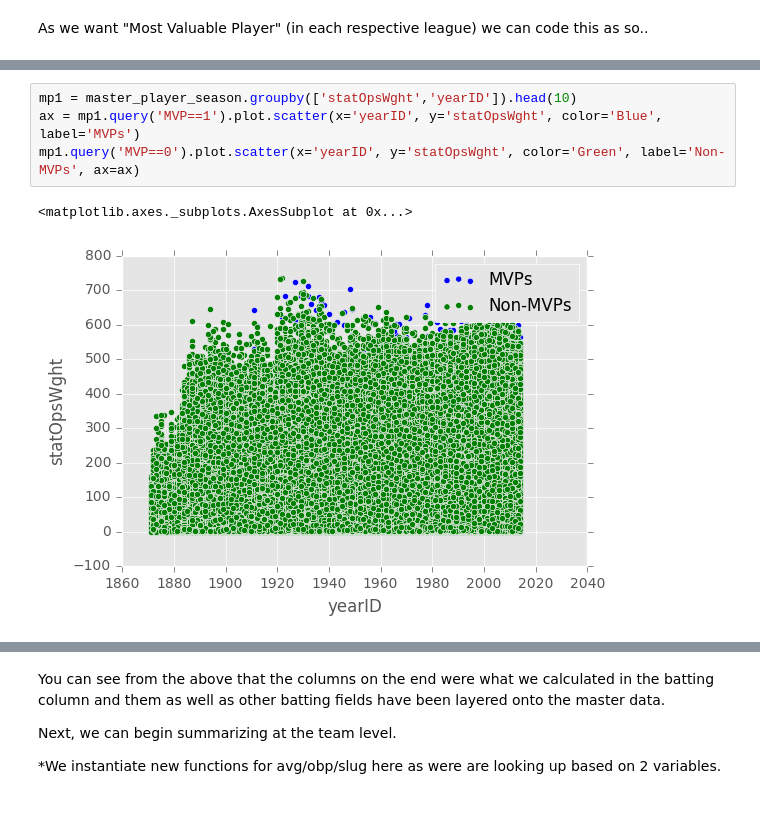
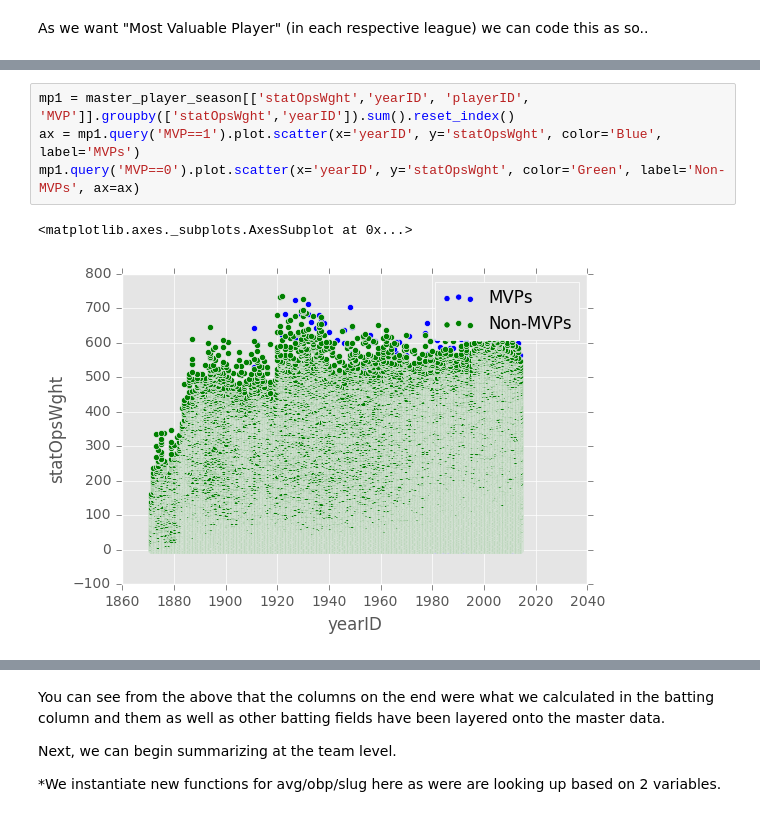
Before and after one commit to garrettbusch15/P2-Baseball-Analysis-Project, a Jupyter notebook: P2 Project Baseball.ipynb, the cells around one changed output, grey strips where cells are left out. Saved outputs shown, nothing was run; the diff lists cells and outputs as text.

```diff
--- a/P2 Project Baseball.ipynb
+++ b/P2 Project Baseball.ipynb
@@ -264,7 +245,7 @@ master_player_season
 # %%
-mp1 = master_player_season.groupby(['statOpsWght','yearID']).head(10)
+mp1 = master_player_season[['statOpsWght','yearID', 'playerID', 'MVP']].groupby(['statOpsWght','yearID']).sum().reset_index()
 ax = mp1.query('MVP==1').plot.scatter(x='yearID', y='statOpsWght', color='Blue', label='MVPs')
 mp1.query('MVP==0').plot.scatter(x='yearID', y='statOpsWght', color='Green', label='Non-MVPs', ax=ax)
 # %% [output]
 <matplotlib.axes._subplots.AxesSubplot at 0x...>
-[figure, old version]
+[figure, new version]
```
Also changed, not shown: parts of 13 cells of this notebook, 1 other file.
